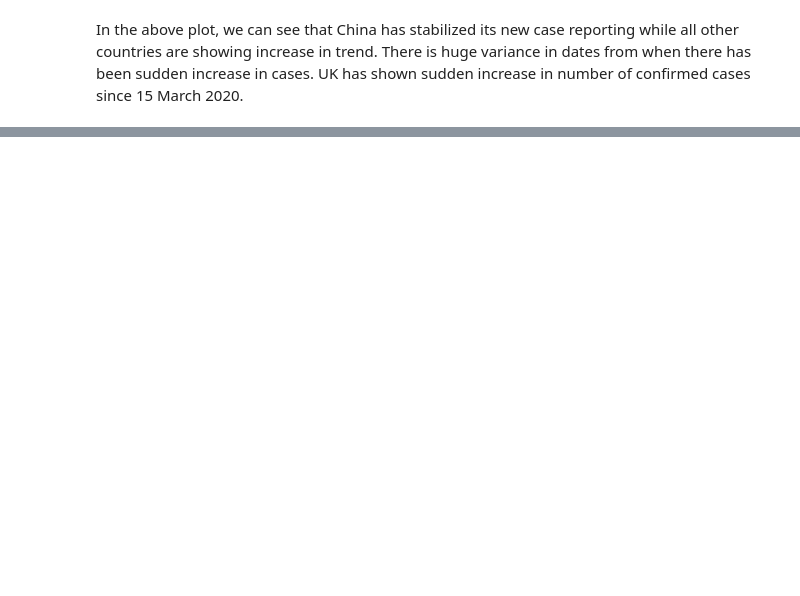
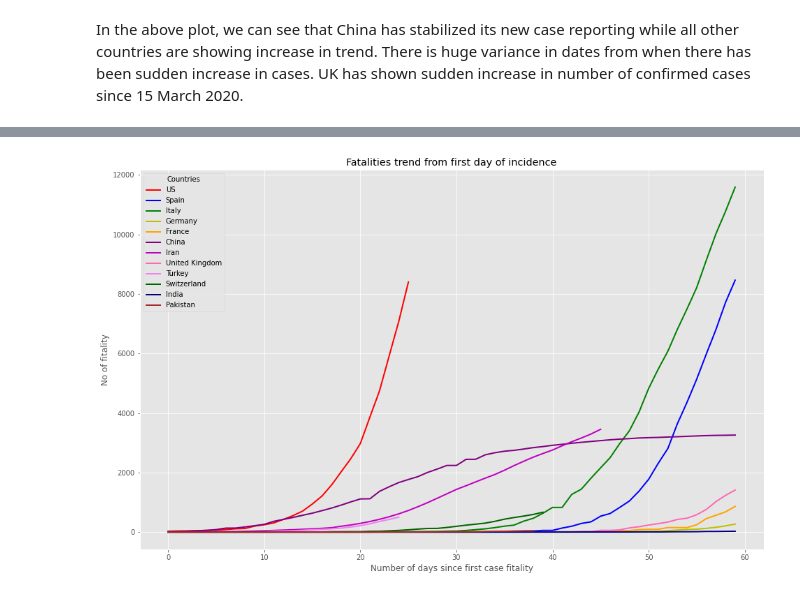
Before and after one commit to theclassofai/COVID_19, a Jupyter notebook: Covid_19_Analysis_Week_3_Part1.ipynb, the cells around one changed output, grey strips where cells are left out. Saved outputs shown, nothing was run; the diff lists cells and outputs as text; code cells hidden in the pictures; blank space fills up the shorter version.

```diff
--- a/Covid_19_Analysis_Week_3_Part1.ipynb
+++ b/Covid_19_Analysis_Week_3_Part1.ipynb
@@ -417,0 +445,13 @@ Text(0.5, 0.98, 'Variation in number of confirmed cases on daily basis')
+# %%
+plt.figure(figsize=(16,10))
+plt.title('Fatalities trend from first day of incidence')
+for i,country in enumerate(list_countries):
+    fatal_group=train_df[(train_df['Country_Region']==country)&train_df['ConfirmedCases']!=0].groupby('Date').agg({'Fatalities':['sum']})
+    fatal_value=[j for j in fatal_group.Fatalities['sum'].values]
+    plot_value=fatal_value[0:60]
+    plt.plot(plot_value,color=colors[i],label=country,lw=2)
+    plt.legend(title='Countries')
+    plt.xlabel("Number of days since first case fitality")
+    plt.ylabel("No of fitality")
+# %% [output]
+[figure, added]
```
Also changed, not shown: parts of 26 cells of this notebook.
